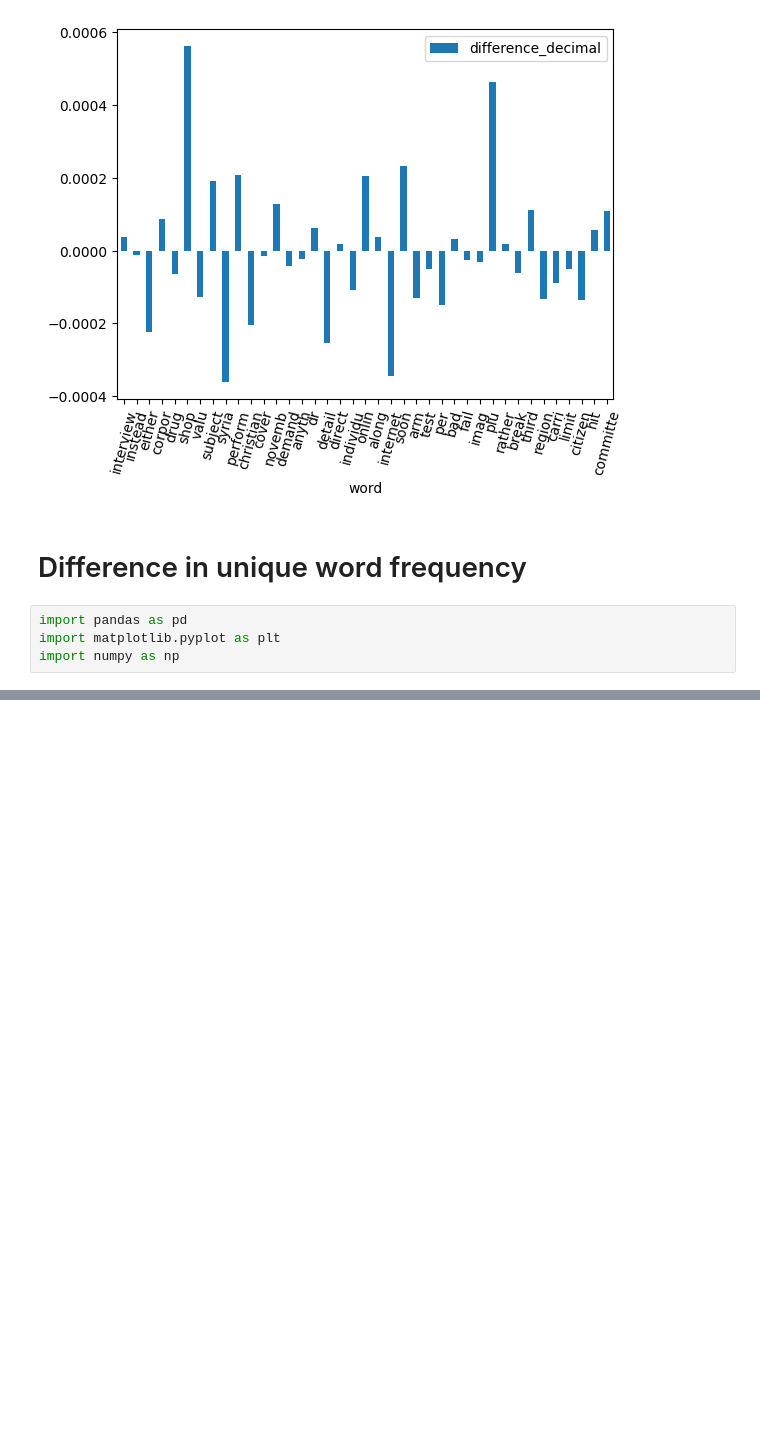
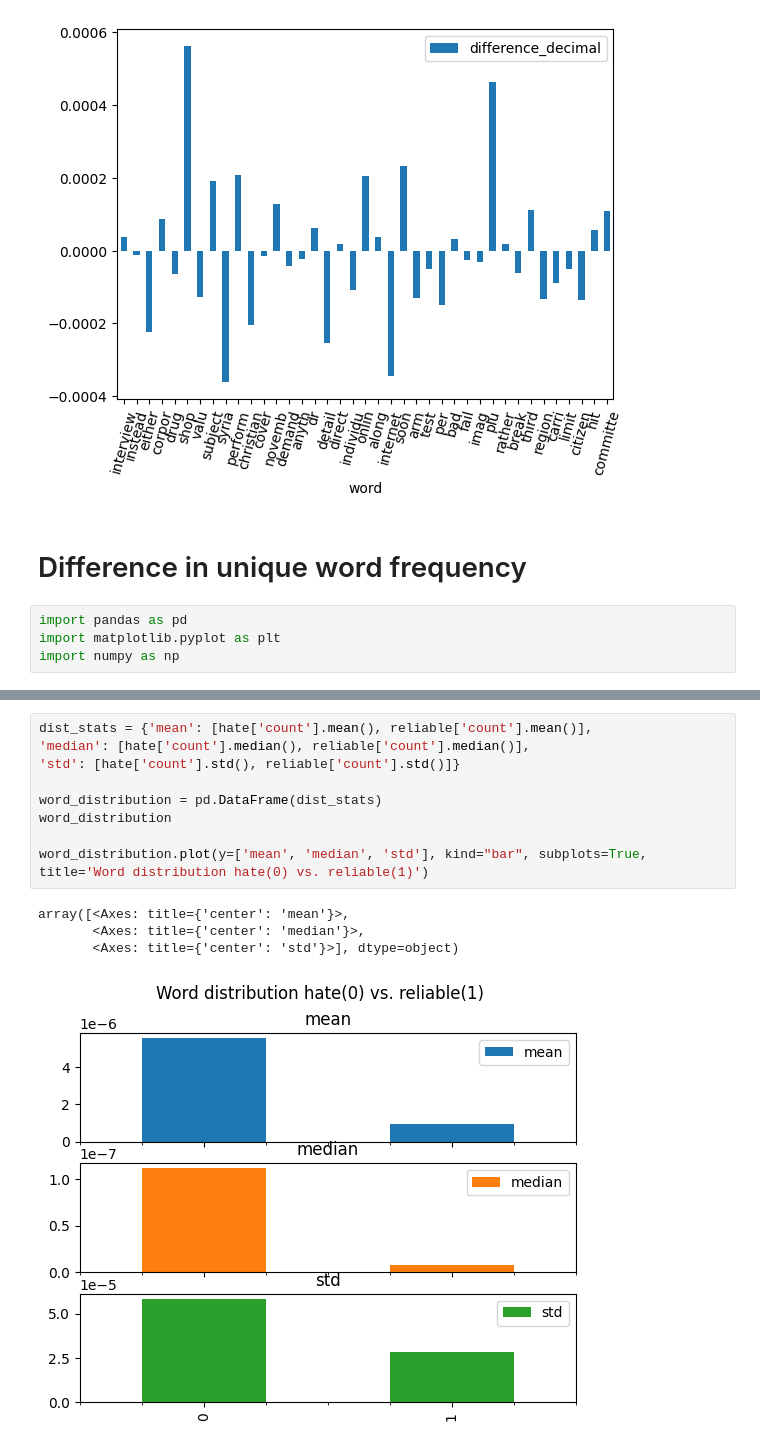
Before and after one commit to arnku/fake_news, a Jupyter notebook: data_visualization.ipynb, the cells around one changed output, grey strips where cells are left out. Saved outputs shown, nothing was run; the diff lists cells and outputs as text; blank space fills up the shorter version.

```diff
--- a/data_visualization.ipynb
+++ b/data_visualization.ipynb
@@ -172 +212,15 @@ diff_word_freq_df = diff_word_freq_df.loc[abs(diff_word_freq_df['count_diff']).a
+# %%
+dist_stats = {'mean': [hate['count'].mean(), reliable['count'].mean()],
+'median': [hate['count'].median(), reliable['count'].median()],
+'std': [hate['count'].std(), reliable['count'].std()]}
+
+word_distribution = pd.DataFrame(dist_stats)
+word_distribution
+
+word_distribution.plot(y=['mean', 'median', 'std'], kind="bar", subplots=True, title='Word distribution hate(0) vs. reliable(1)')
+# %% [output]
+array([<Axes: title={'center': 'mean'}>,
+       <Axes: title={'center': 'median'}>,
+       <Axes: title={'center': 'std'}>], dtype=object)
+[figure, added]
 # %%
```
Also changed, not shown: parts of 4 cells of this notebook.
